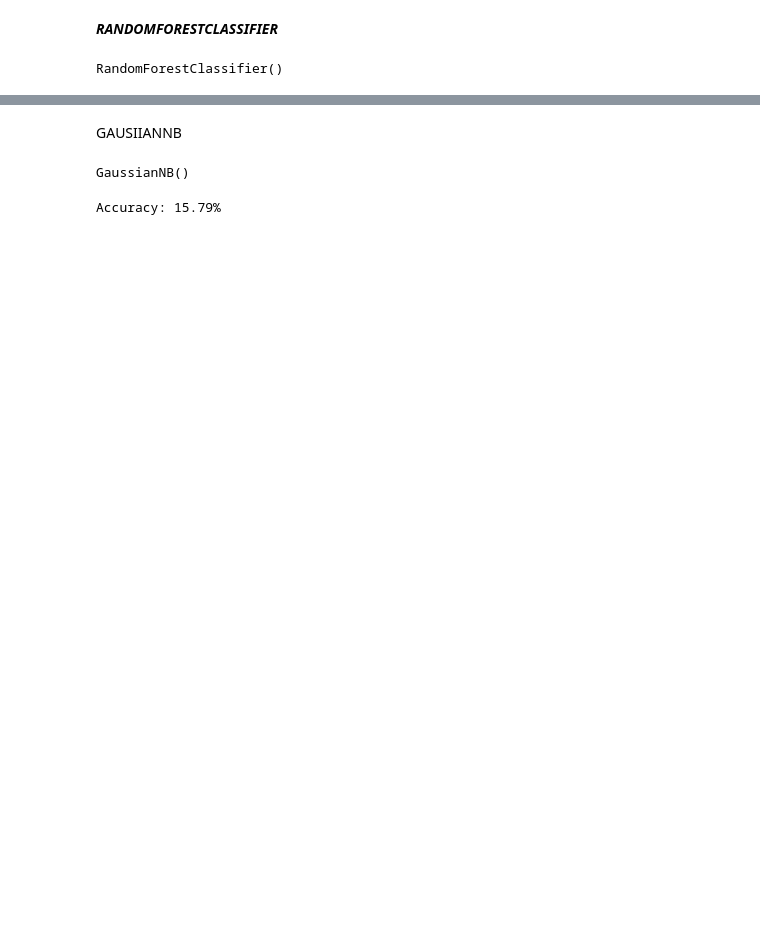
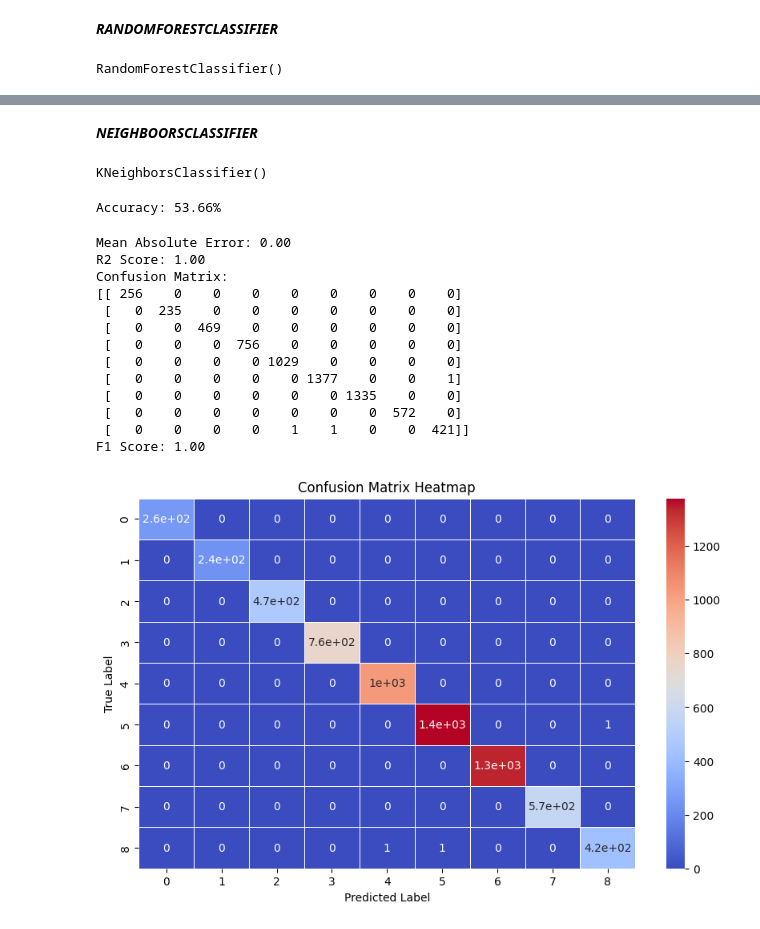
Before and after one commit to nicolas23-wq/maching-learnig---used-for-the-grounds-, a Jupyter notebook: fields2.ipynb, the cells around one changed output, grey strips where cells are left out. Saved outputs shown, nothing was run; the diff lists cells and outputs as text; code cells hidden in the pictures; blank space fills up the shorter version.

```diff
--- a/fields2.ipynb
+++ b/fields2.ipynb
@@ -176,13 +167,44 @@ Accuracy: 80.61%
-# %% [markdown]
-GAUSIIANNB
-# %%
-model_G = GaussianNB()
-model_G.fit(X_train, y_train)
-# %% [output]
-GaussianNB()
-# %%
-y_pred_G = model_G.predict(X_test)
-accuracy_G = model_G.score(X_test, y_test)
-print(f"Accuracy: {accuracy_G * 100:.2f}%")
-# %% [output]
-Accuracy: 15.79%
+# %% [markdown]
+***NEIGHBOORSCLASSIFIER***
+# %%
+model_KNN = KNeighborsClassifier()
+model_KNN.fit(X_train, y_train)
+# %% [output]
+KNeighborsClassifier()
+# %%
+y_pred_kNN= model_KNN.predict(X_test)
+accuracy_KNN= model_KNN.score(X_test, y_test)
+print(f"Accuracy: {accuracy_KNN * 100:.2f}%")
+# %% [output]
+Accuracy: 53.66%
+# %%
+model_x = DecisionTreeRegressor()
+model_x.fit(X_train, y_train)
+y_pred_x = model_x.predict(X_test)
+mae_x = mean_absolute_error(y_test, y_pred_x)
+print(f"Mean Absolute Error: {mae_x:.2f}")
+print(f"R2 Score: {r2_score(y_test, y_pred_x):.2f}")
+print(f"Confusion Matrix:\n{confusion_matrix(y_test, y_pred)}")
+print(f"F1 Score: {f1_score(y_test, y_pred, average='weighted'):.2f}")
+cm = confusion_matrix(y_test, y_pred)
+plt.figure(figsize=(10, 6))
+sns.heatmap(cm, annot=True, cmap='coolwarm', linewidths=0.5)
+plt.title('Confusion Matrix Heatmap')
+plt.xlabel('Predicted Label')
+plt.ylabel('True Label')
+plt.show()
+# %% [output]
+Mean Absolute Error: 0.00
+R2 Score: 1.00
+Confusion Matrix:
+[[ 256    0    0    0    0    0    0    0    0]
+ [   0  235    0    0    0    0    0    0    0]
+ [   0    0  469    0    0    0    0    0    0]
+ [   0    0    0  756    0    0    0    0    0]
+ [   0    0    0    0 1029    0    0    0    0]
+ [   0    0    0    0    0 1377    0    0    1]
+ [   0    0    0    0    0    0 1335    0    0]
+ [   0    0    0    0    0    0    0  572    0]
+ [   0    0    0    0    1    1    0    0  421]]
+F1 Score: 1.00
+[figure, added]
```
Also changed, not shown: parts of 9 cells of this notebook.
